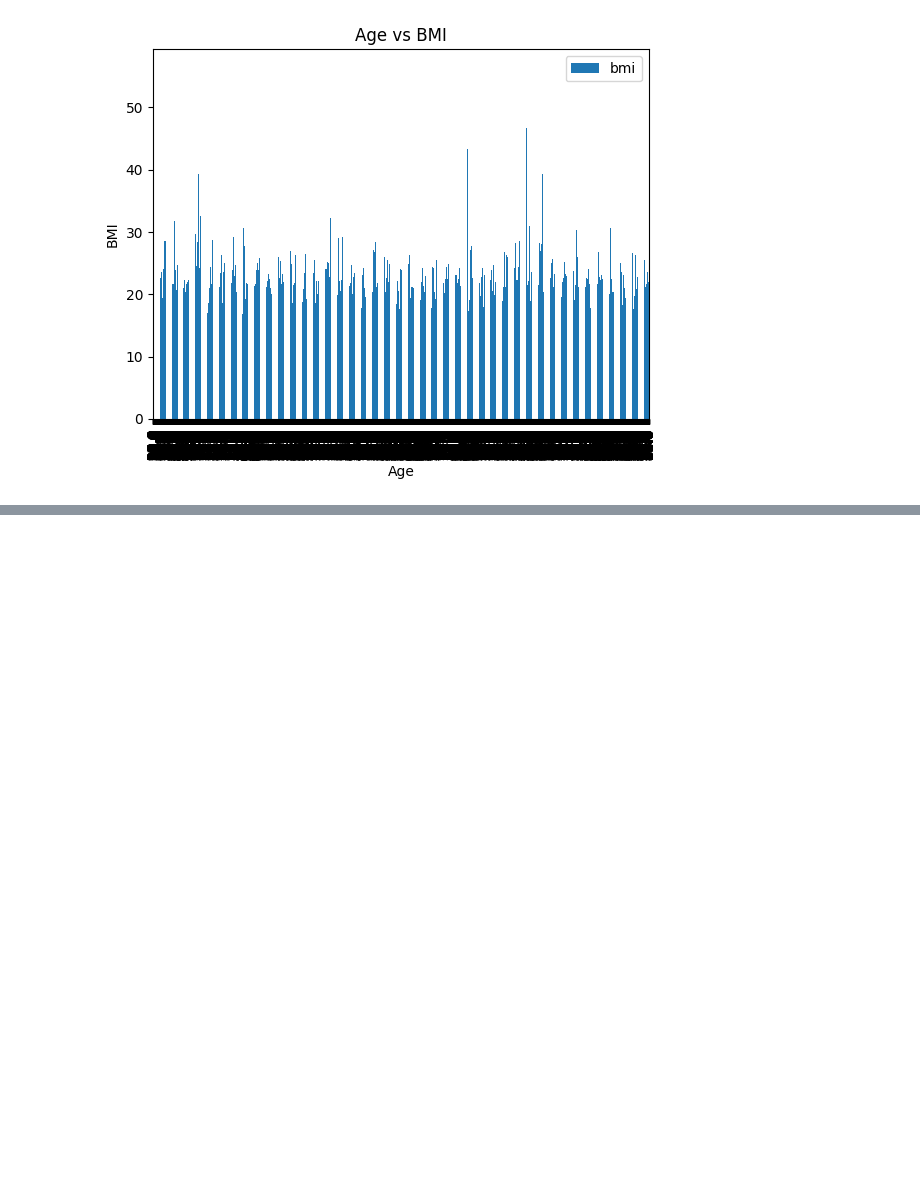
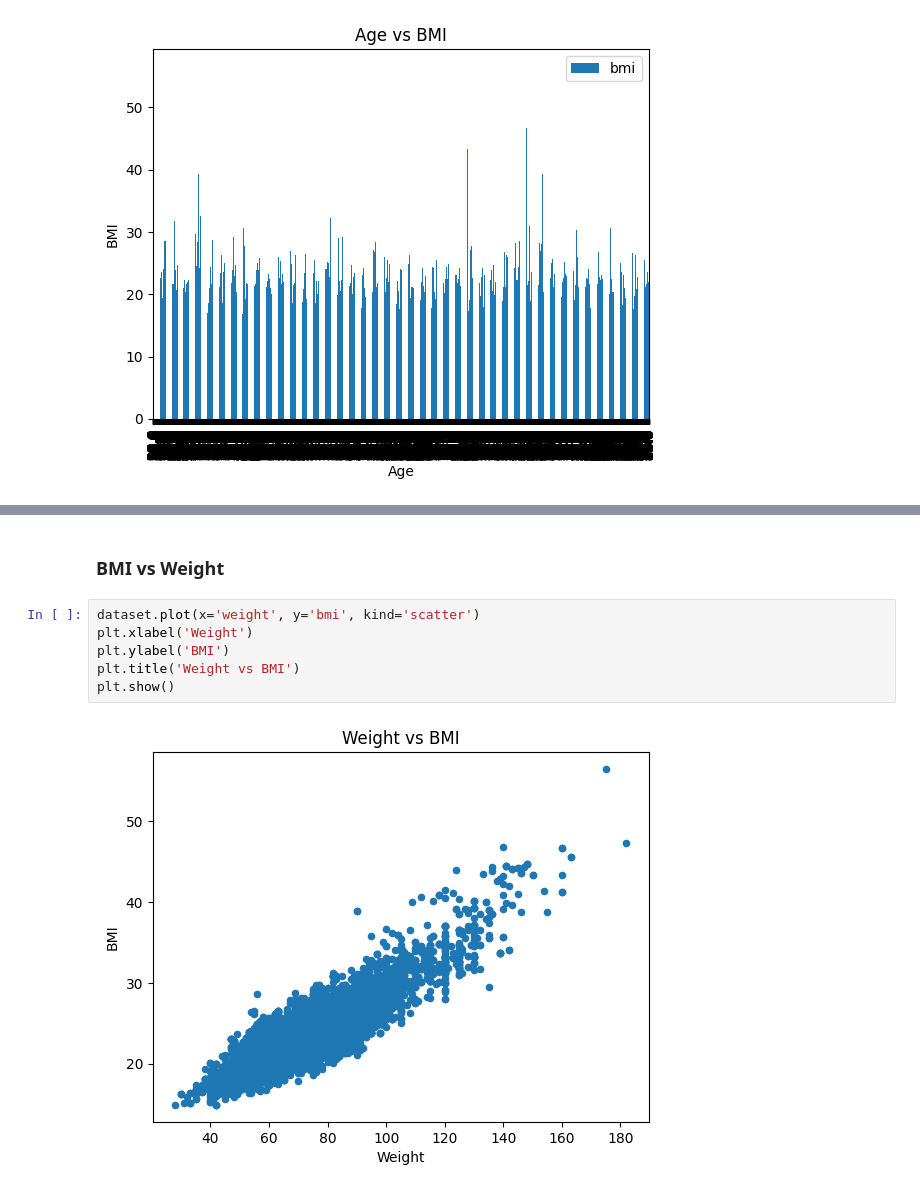
Before and after one commit to maximlesy/big-data-olympic-games, a Jupyter notebook: data-exploration/preparation.ipynb, the cells around one changed output, grey strips where cells are left out. Saved outputs shown, nothing was run; the diff lists cells and outputs as text; blank space fills up the shorter version.

```diff
--- a/data-exploration/preparation.ipynb
+++ b/data-exploration/preparation.ipynb
@@ -301,0 +311,10 @@ plt.show()
+# %% [markdown]
+### BMI vs Weight
+# %%
+dataset.plot(x='weight', y='bmi', kind='scatter')
+plt.xlabel('Weight')
+plt.ylabel('BMI')
+plt.title('Weight vs BMI')
+plt.show()
+# %% [output]
+[figure, added]
```
Also changed, not shown: parts of 4 cells of this notebook.
